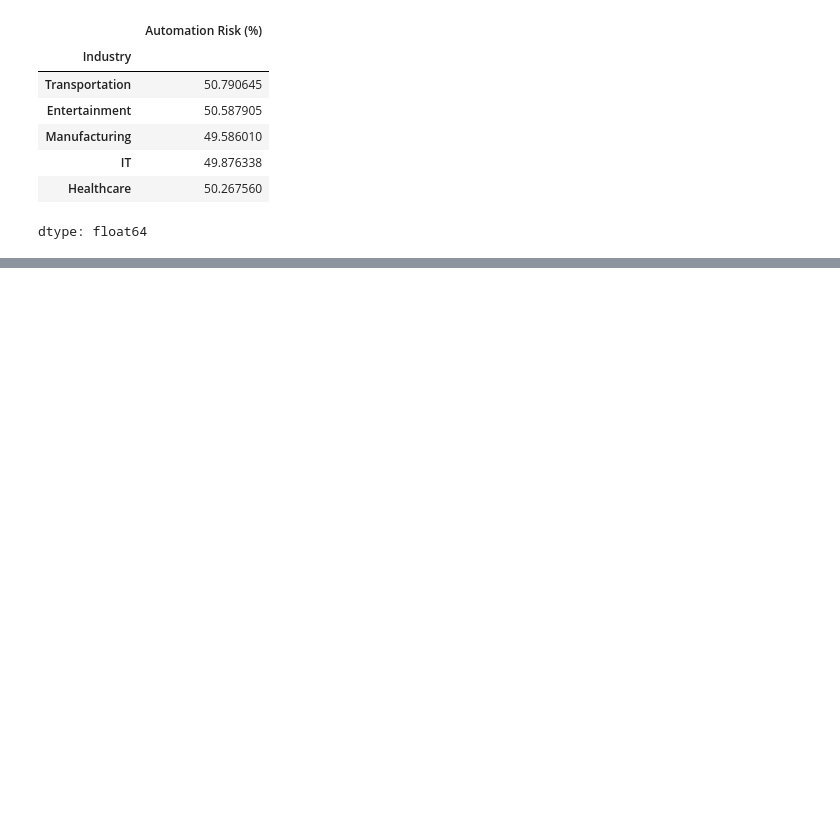
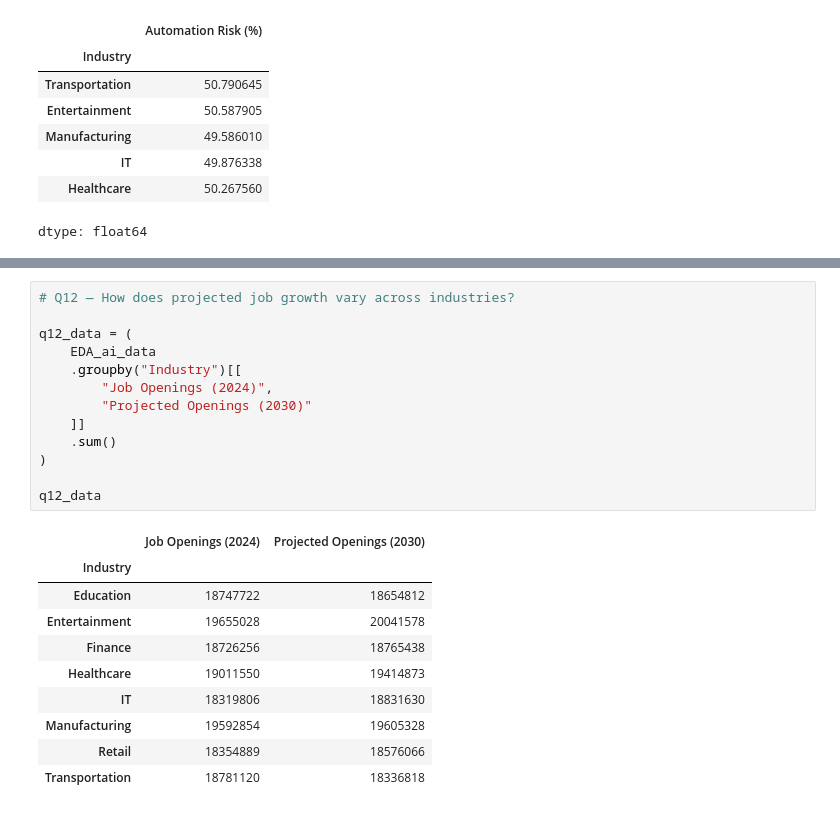
Before and after one commit to AJ0043/AI-Future-of-Jobs-Intelligence-Platform, a Jupyter notebook: AI_Adoption_&_Growth_Analysis.ipynb, the cells around one changed output, grey strips where cells are left out. Drawn from its saved outputs; the diff is of its cells as text; blank space fills up the shorter version.

```diff
--- a/AI_Adoption_&_Growth_Analysis.ipynb
+++ b/AI_Adoption_&_Growth_Analysis.ipynb
@@ -1919,0 +2071,24 @@ dtype: float64
+# %%
+# Q12 — How does projected job growth vary across industries?
+
+q12_data = (
+    EDA_ai_data
+    .groupby("Industry")[[
+        "Job Openings (2024)",
+        "Projected Openings (2030)"
+    ]]
+    .sum()
+)
+
+q12_data
+# %% [output]
+|  | Job Openings (2024) | Projected Openings (2030) |
+| Industry |  |  |
+| Education | 18747722 | 18654812 |
+| Entertainment | 19655028 | 20041578 |
+| Finance | 18726256 | 18765438 |
+| Healthcare | 19011550 | 19414873 |
+| IT | 18319806 | 18831630 |
+| Manufacturing | 19592854 | 19605328 |
+| Retail | 18354889 | 18576066 |
+| Transportation | 18781120 | 18336818 |
```
Also changed, not shown: parts of 11 cells of this notebook.
